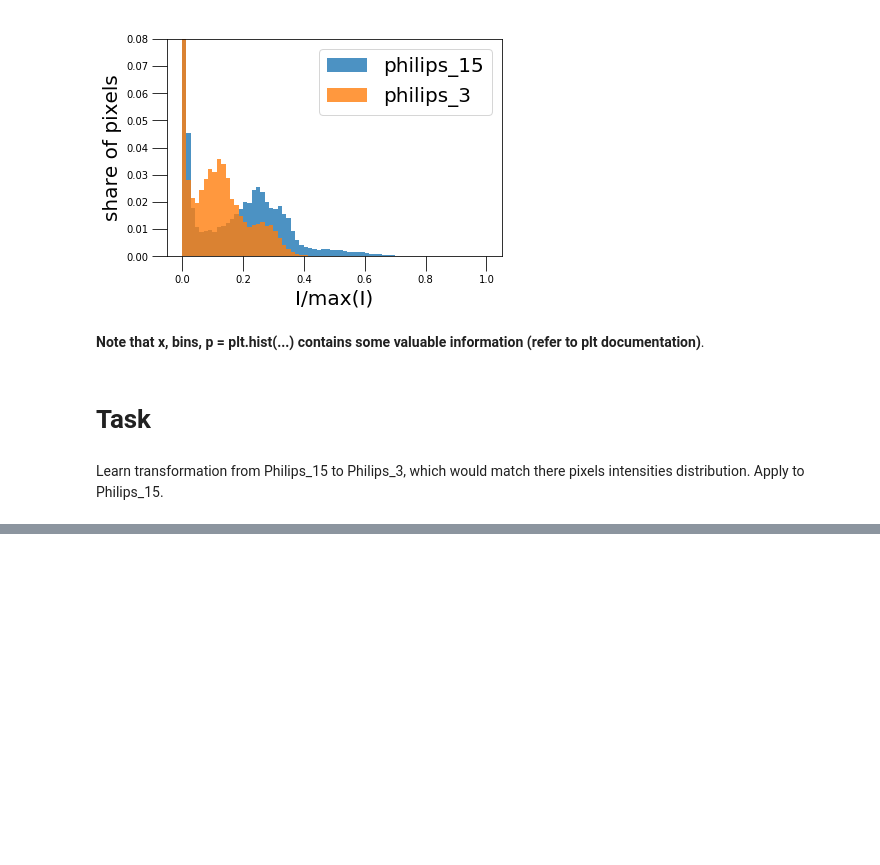
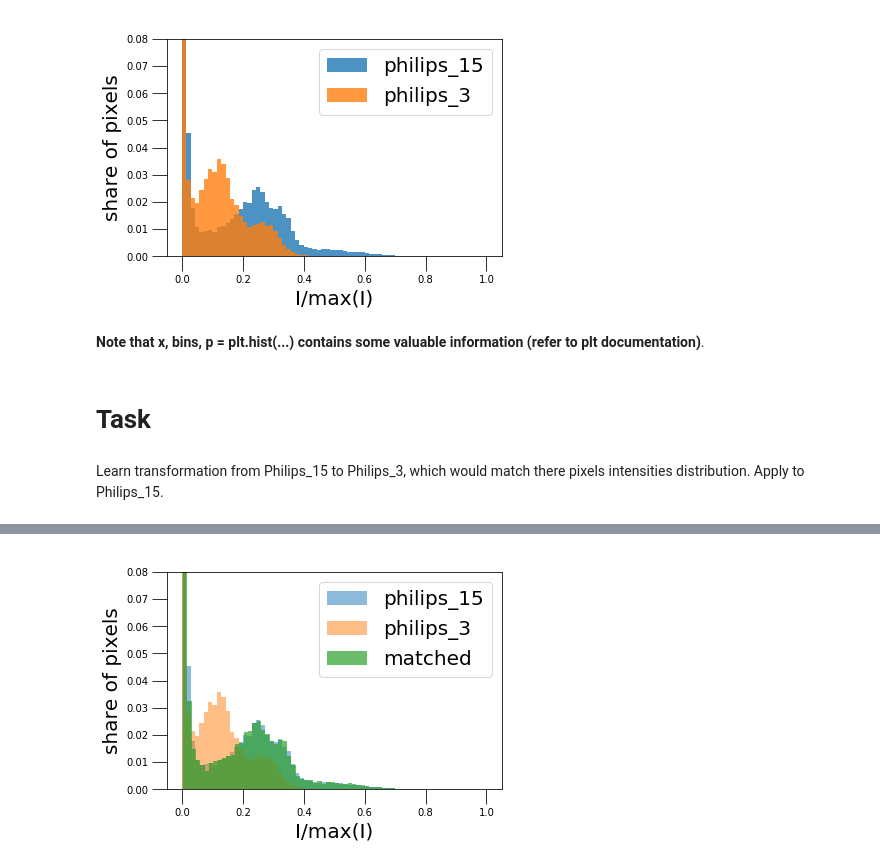
Before and after one commit to zaaabik/SkolBrainet, a Jupyter notebook: for_Erzhan/for_Erzhan(intensity_hists).ipynb, the cells around one changed output, grey strips where cells are left out. Saved outputs shown, nothing was run; the diff lists cells and outputs as text; code cells hidden in the pictures; blank space fills up the shorter version.

```diff
--- a/for_Erzhan/for_Erzhan(intensity_hists).ipynb
+++ b/for_Erzhan/for_Erzhan(intensity_hists).ipynb
@@ -88,0 +132,24 @@ Learn transformation from Philips_15 to Philips_3, which would match there pixel
+# %%
+matched2 = _match_cumulative_cdf(data2, data1)
+# %%
+x, bins, p = plt.hist(data1.flatten()/data1.max(),bins=70,alpha=0.5, label = 'philips_15')
+for item in p:
+    item.set_height(item.get_height()/sum(x))
+
+x2, bins2, p2 = plt.hist(data2.flatten()/data2.max(),bins=70,alpha=0.5, label = 'philips_3')
+for item in p2:
+    item.set_height(item.get_height()/sum(x2))
+
+x_m, bins_m, p_m = plt.hist(matched2.flatten()/matched2.max(),bins=70,alpha=0.7, label = 'matched')
+for item in p_m:
+    item.set_height(item.get_height()/sum(x_m))
+
+plt.ylim((0,0.08))
+plt.legend(fontsize=20)
+plt.tick_params(size=15)
+plt.tick_params(size=15)
+plt.xlabel('I/max(I)', fontsize = 20)
+plt.ylabel('share of pixels', fontsize = 20)
+plt.show()
+# %% [output]
+[figure, added]
```
Also changed, not shown: parts of 3 cells of this notebook.
